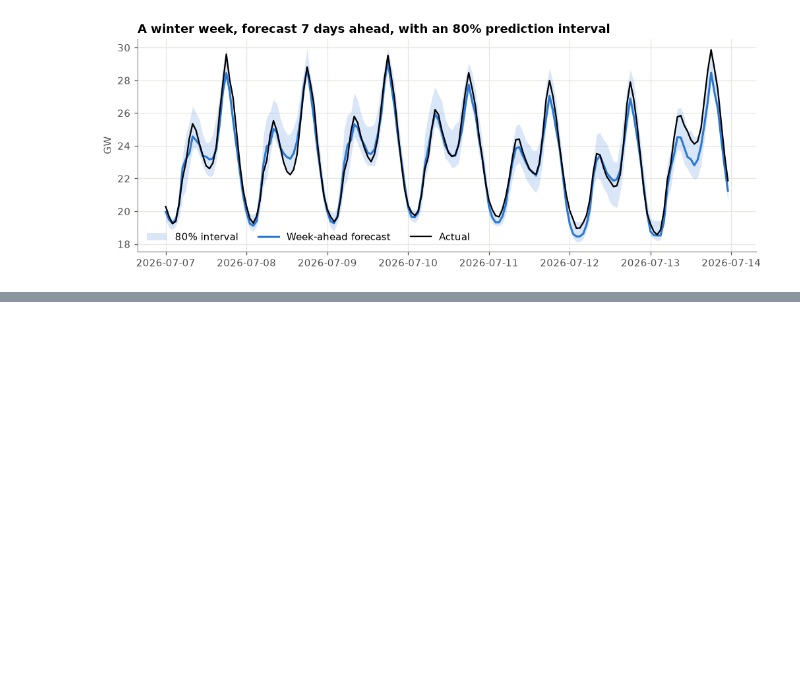
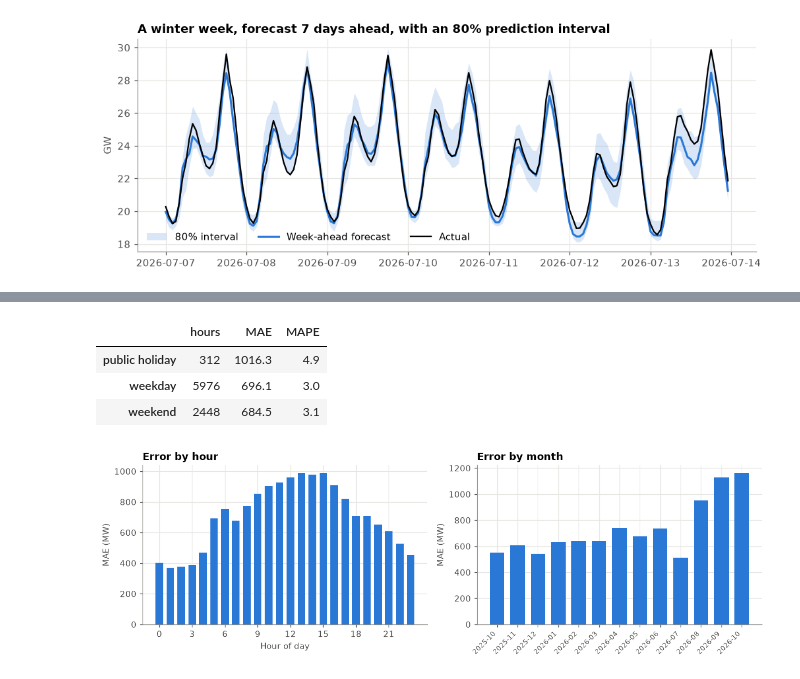
Before and after one commit to vusumuzinkosi/eskom-demand-forecasting, a Jupyter notebook: notebooks/03_model.ipynb, the cells around one changed output, grey strips where cells are left out. Cells and saved outputs as stored; diff of their text form; code cells hidden in the pictures; blank space fills up the shorter version.

```diff
--- a/notebooks/03_model.ipynb
+++ b/notebooks/03_model.ipynb
@@ -293,0 +297,27 @@ forecasts.to_parquet("../data/processed/test_forecasts.parquet")
+# %%
+f = forecasts.assign(abs_err=(forecasts.gradient_boosting - forecasts.actual).abs(),
+                     ape=(forecasts.gradient_boosting - forecasts.actual).abs() / forecasts.actual * 100)
+f["holiday"] = [t.date() in hol for t in f.index]
+by_hour = f.groupby(f.index.hour).agg(MAE=("abs_err", "mean"), MAPE=("ape", "mean"))
+by_month = f.groupby(f.index.to_period("M")).agg(MAE=("abs_err", "mean"), MAPE=("ape", "mean"))
+by_daytype = f.groupby(np.where(f.holiday, "public holiday", np.where(f.index.dayofweek >= 5, "weekend", "weekday"))).agg(
+    hours=("ape", "size"), MAE=("abs_err", "mean"), MAPE=("ape", "mean"))
+by_daytype.round(1)
+# %% [output]
+|  | hours | MAE | MAPE |
+| public holiday | 312 | 1016.3 | 4.9 |
+| weekday | 5976 | 696.1 | 3.0 |
+| weekend | 2448 | 684.5 | 3.1 |
+# %%
+fig, axes = plt.subplots(1, 2, figsize=(11, 3.6))
+axes[0].bar(by_hour.index, by_hour.MAE, color=BLUE, width=0.7)
+axes[0].set_xlabel("Hour of day"); axes[0].set_ylabel("MAE (MW)"); axes[0].set_xticks(range(0, 24, 3))
+axes[0].set_title("Error by hour")
+axes[1].bar(by_month.index.astype(str), by_month.MAE, color=BLUE, width=0.7)
+axes[1].set_ylabel("MAE (MW)"); axes[1].set_title("Error by month")
+plt.setp(axes[1].get_xticklabels(), rotation=45, ha="right", fontsize=8)
+fig.tight_layout()
+fig.savefig("../figures/error_by_hour_and_month.png")
+plt.show()
+# %% [output]
+[figure, added]
```
Also changed, not shown: parts of 4 cells of this notebook, 2 other files.
